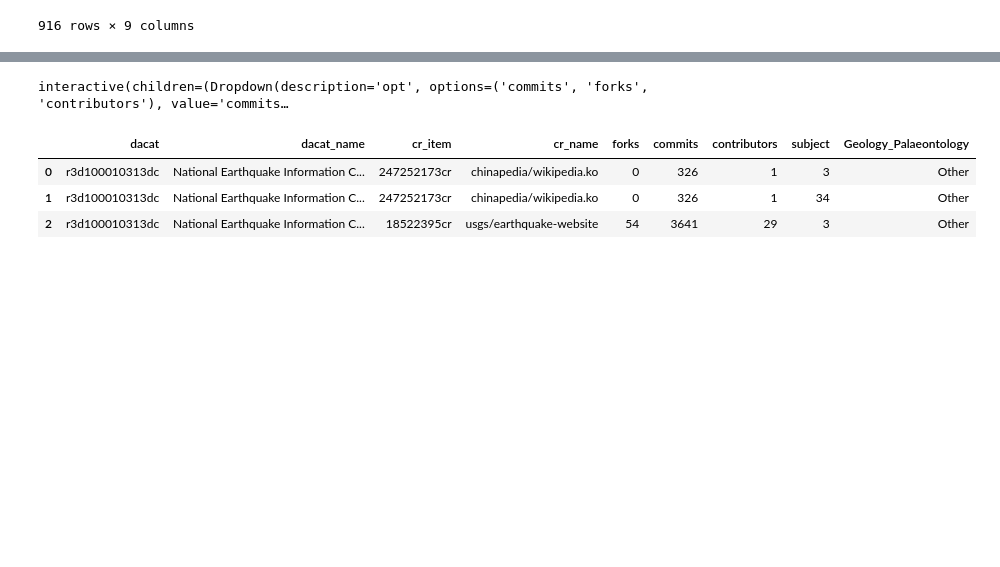
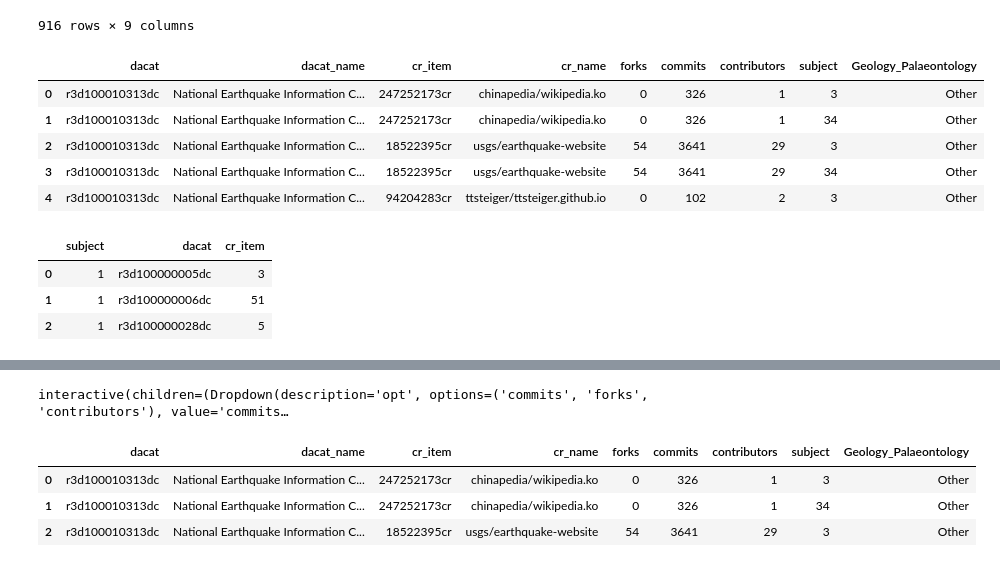
Before and after one commit to throughput-ec/NeotomaRecommender, a Jupyter notebook: GithubAnalysis/GH_Analysis.ipynb, the cells around one changed output, grey strips where cells are left out. Saved outputs shown, nothing was run; the diff lists cells and outputs as text; code cells hidden in the pictures; blank space fills up the shorter version.

```diff
--- a/GithubAnalysis/GH_Analysis.ipynb
+++ b/GithubAnalysis/GH_Analysis.ipynb
@@ -644,7 +589,7 @@ Ligh Blue: Annotation
 # %%
 #all_data.to_csv('all_throughput_data_w_subject.csv')
 # %%
-all_data = pd.read_csv('all_throughput_data_w_subject.csv', index_col = 0)
+all_data = pd.read_csv('output_data/all_throughput_data_w_subject.csv', index_col = 0)
 all_data.head(3)
 # %% [output]
 |  | dacat | dacat_name | cr_item | cr_name | forks | commits | contributors | subject |
@@ -683,3 +628,20 @@ all_df[all_df['Geology_Palaeontology'] == 'Geology_Palaeontology']
 | 378612 | r3d100010267dc | International Ocean Discovery Pro... | 223410541cr | EarthSystemDiagnostics/climproxyr... | 0 | 49 | 1 | 314 | Geology_Palaeontology |
 | 378619 | r3d100010267dc | International Ocean Discovery Pro... | 77856071cr | OpenGeoMetadata/gov.data | 3 | 2 | 1 | 314 | Geology_Palaeontology |
 916 rows × 9 columns
+# %%
+all_df.head()
+# %% [output]
+|  | dacat | dacat_name | cr_item | cr_name | forks | commits | contributors | subject | Geology_Palaeontology |
+| 0 | r3d100010313dc | National Earthquake Information C... | 247252173cr | chinapedia/wikipedia.ko | 0 | 326 | 1 | 3 | Other |
+| 1 | r3d100010313dc | National Earthquake Information C... | 247252173cr | chinapedia/wikipedia.ko | 0 | 326 | 1 | 34 | Other |
+| 2 | r3d100010313dc | National Earthquake Information C... | 18522395cr | usgs/earthquake-website | 54 | 3641 | 29 | 3 | Other |
+| 3 | r3d100010313dc | National Earthquake Information C... | 18522395cr | usgs/earthquake-website | 54 | 3641 | 29 | 34 | Other |
+| 4 | r3d100010313dc | National Earthquake Information C... | 94204283cr | ttsteiger/ttsteiger.github.io | 0 | 102 | 2 | 3 | Other |
+# %%
+all_df_dist = all_df.groupby(['subject', 'dacat'])['cr_item'].count().reset_index()
+all_df_dist.head(3)
+# %% [output]
+|  | subject | dacat | cr_item |
+| 0 | 1 | r3d100000005dc | 3 |
+| 1 | 1 | r3d100000006dc | 51 |
+| 2 | 1 | r3d100000028dc | 5 |
```
Also changed, not shown: parts of 18 cells of this notebook, 2 other files.
